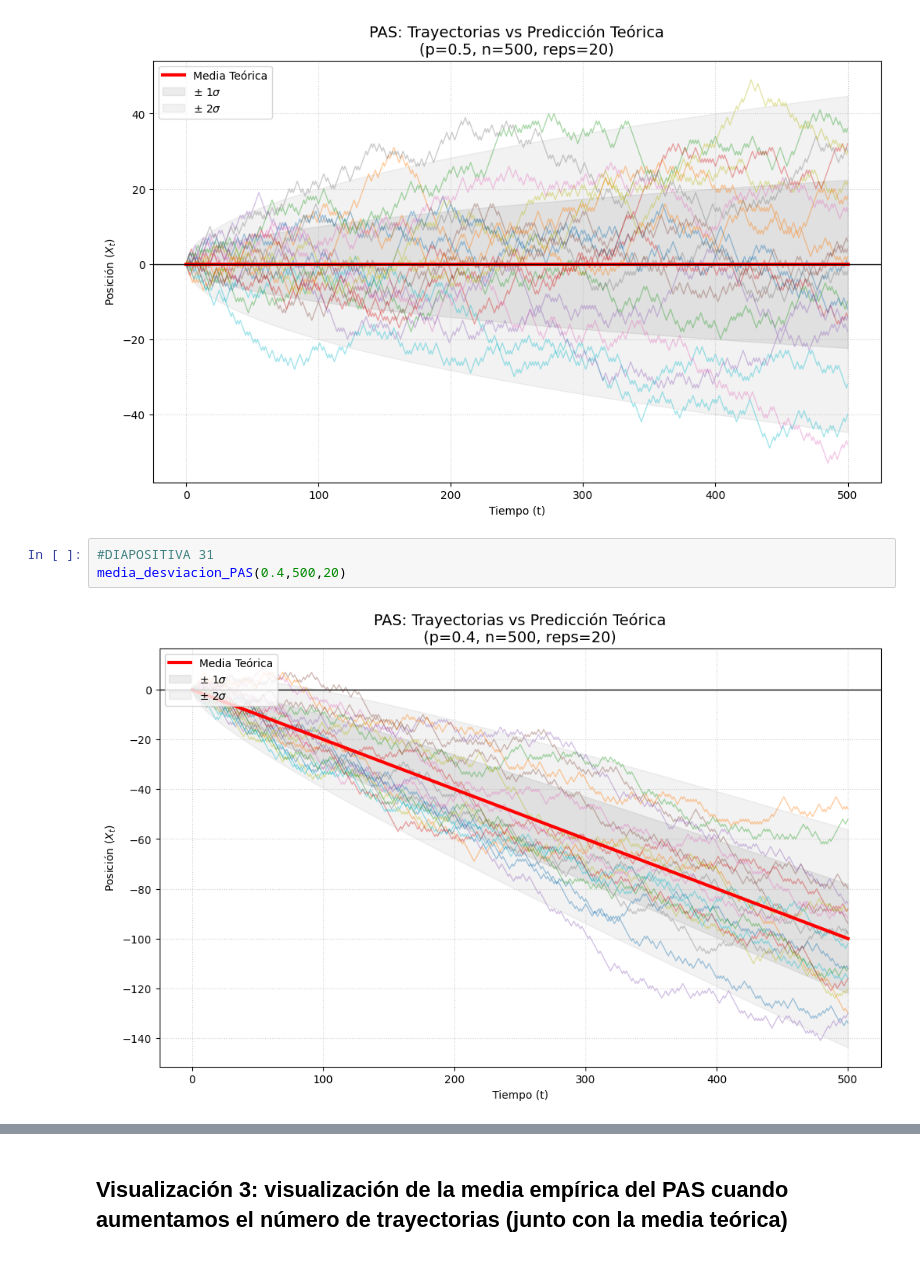
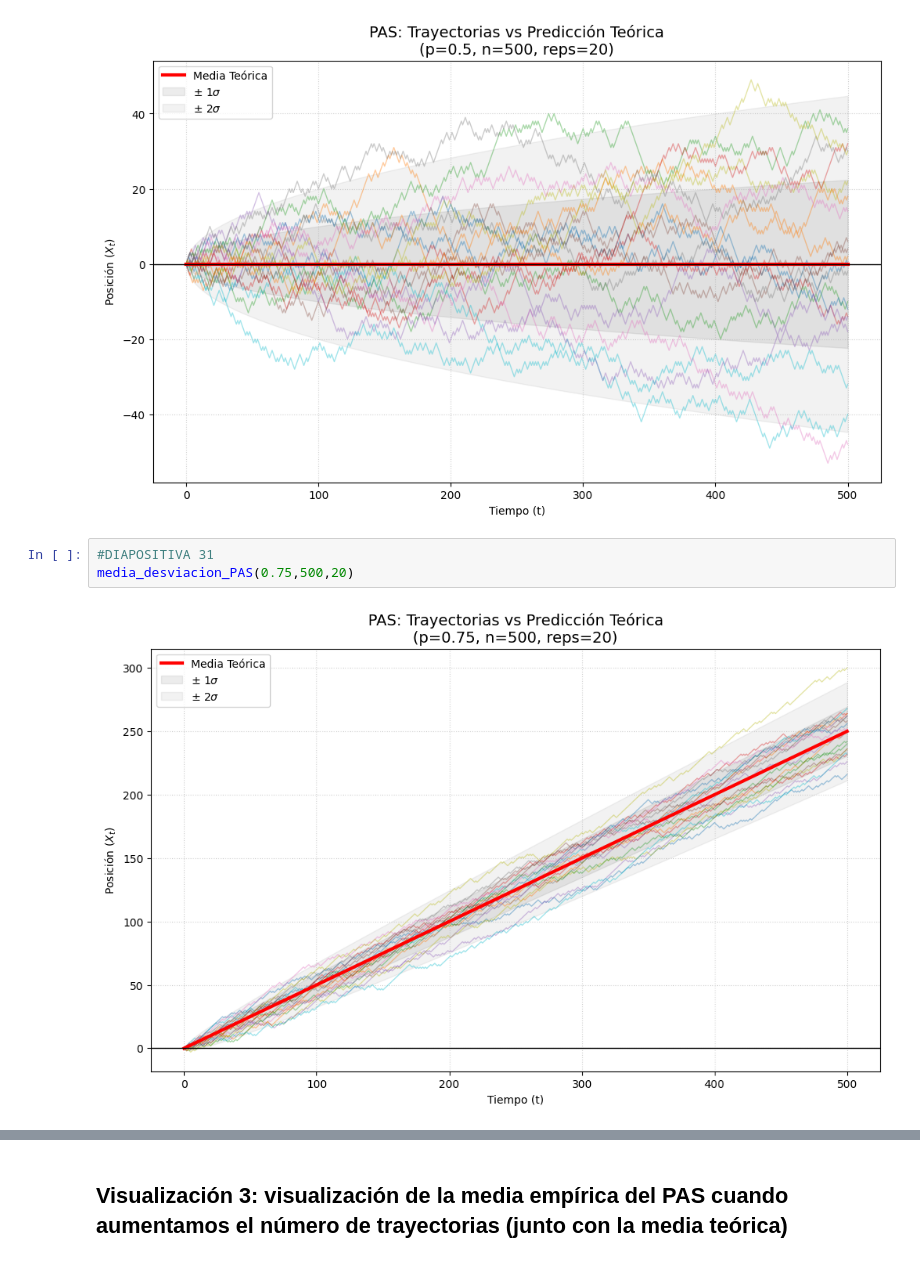
Before and after one commit to lourdesmaria-mvg/Practicas_procesos, a Jupyter notebook: Copia_de_PAS_PRADO.ipynb, the cells around one changed output, grey strips where cells are left out. Cells and saved outputs as stored; diff of their text form.

```diff
--- a/Copia_de_PAS_PRADO.ipynb
+++ b/Copia_de_PAS_PRADO.ipynb
@@ -168,8 +168,8 @@ media_desviacion_PAS(0.5,500,20)
 [figure]
 # %%
 #DIAPOSITIVA 31
-media_desviacion_PAS(0.4,500,20)
+media_desviacion_PAS(0.75,500,20)
 # %% [output]
-[figure, old version]
+[figure, new version]
 # %%
 #DIAPOSITIVA 32
```
Also changed, not shown: parts of 1 cell of this notebook.
